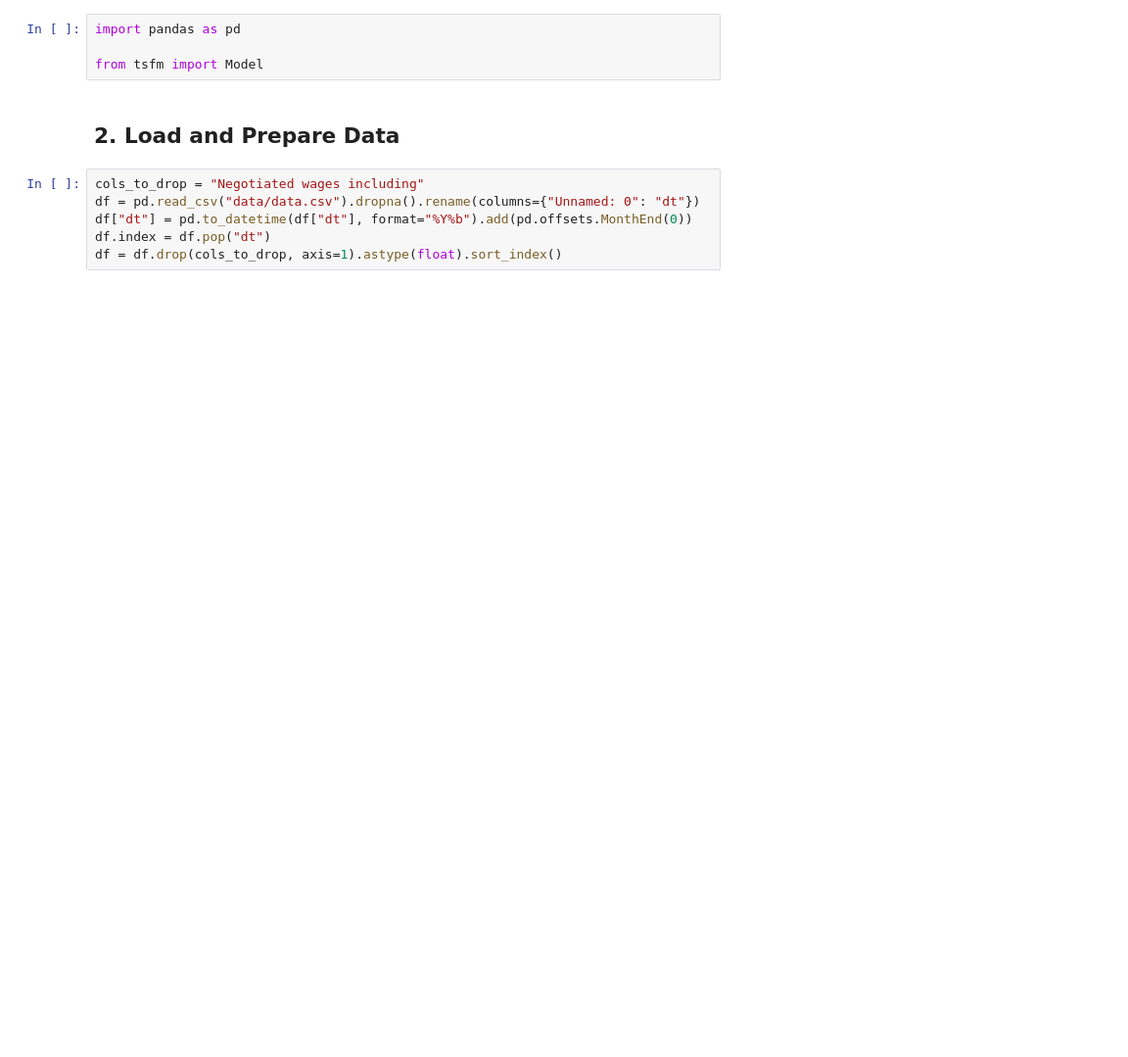
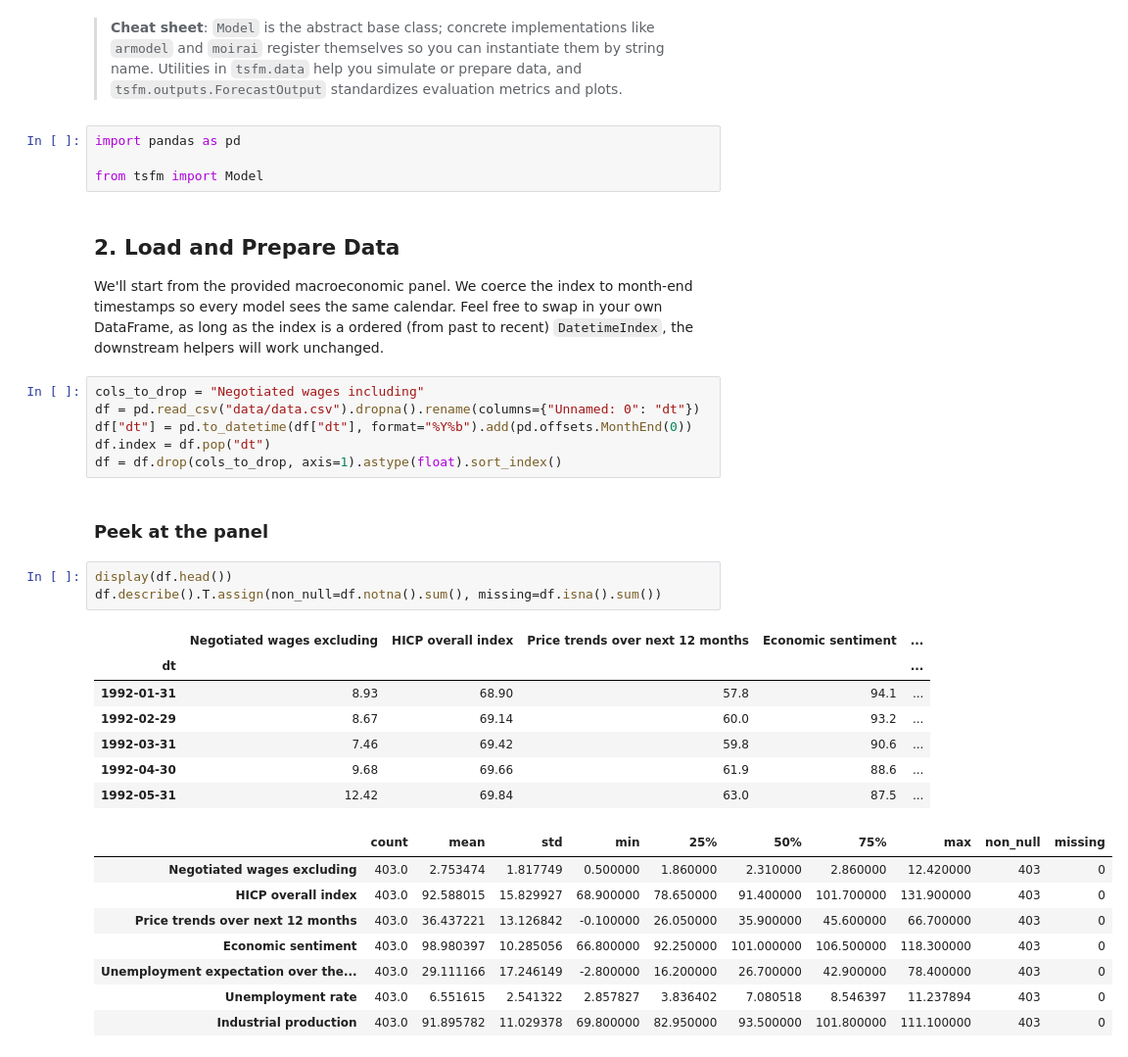
Before and after one commit to IliasAarab/tsfm, a Jupyter notebook: notebooks/repl.ipynb, the cells around one changed output. Shown at 98% size. Saved outputs shown, nothing was run; the diff lists cells and outputs as text; blank space fills up the shorter version.

```diff
--- a/notebooks/repl.ipynb
+++ b/notebooks/repl.ipynb
@@ -7,12 +13,37 @@ This notebook demonstrates time series forecasting using the `TSFM` library.
+# %% [markdown]
+> **Cheat sheet**: `Model` is the abstract base class; concrete implementations like `armodel` and `moirai` register themselves so you can instantiate them by string name. Utilities in `tsfm.data` help you simulate or prepare data, and `tsfm.outputs.ForecastOutput` standardizes evaluation metrics and plots.
 # %%
 import pandas as pd
 
 from tsfm import Model
 # %% [markdown]
 ## 2. Load and Prepare Data
+
+We'll start from the provided macroeconomic panel. We coerce the index to month-end timestamps so every model sees the same calendar. Feel free to swap in your own DataFrame, as long as the index is a ordered (from past to recent) `DatetimeIndex`, the downstream helpers will work unchanged.
 # %%
 cols_to_drop = "Negotiated wages including"
 df = pd.read_csv("data/data.csv").dropna().rename(columns={"Unnamed: 0": "dt"})
 df["dt"] = pd.to_datetime(df["dt"], format="%Y%b").add(pd.offsets.MonthEnd(0))
 df.index = df.pop("dt")
 df = df.drop(cols_to_drop, axis=1).astype(float).sort_index()
+# %% [markdown]
+### Peek at the panel
+# %%
+display(df.head())
+df.describe().T.assign(non_null=df.notna().sum(), missing=df.isna().sum())
+# %% [output]
+|  | Negotiated wages excluding | HICP overall index | Price trends over next 12 months | Economic sentiment | ... |
+| dt |  |  |  |  | ... |
+| 1992-01-31 | 8.93 | 68.90 | 57.8 | 94.1 | ... |
+| 1992-02-29 | 8.67 | 69.14 | 60.0 | 93.2 | ... |
+| 1992-03-31 | 7.46 | 69.42 | 59.8 | 90.6 | ... |
+| 1992-04-30 | 9.68 | 69.66 | 61.9 | 88.6 | ... |
+| 1992-05-31 | 12.42 | 69.84 | 63.0 | 87.5 | ... |
+|  | count | mean | std | min | 25% | 50% | 75% | max | non_null | missing |
+| Negotiated wages excluding | 403.0 | 2.753474 | 1.817749 | 0.500000 | 1.860000 | 2.310000 | 2.860000 | 12.420000 | 403 | 0 |
+| HICP overall index | 403.0 | 92.588015 | 15.829927 | 68.900000 | 78.650000 | 91.400000 | 101.700000 | 131.900000 | 403 | 0 |
+| Price trends over next 12 months | 403.0 | 36.437221 | 13.126842 | -0.100000 | 26.050000 | 35.900000 | 45.600000 | 66.700000 | 403 | 0 |
+| Economic sentiment | 403.0 | 98.980397 | 10.285056 | 66.800000 | 92.250000 | 101.000000 | 106.500000 | 118.300000 | 403 | 0 |
+| Unemployment expectation over the... | 403.0 | 29.111166 | 17.246149 | -2.800000 | 16.200000 | 26.700000 | 42.900000 | 78.400000 | 403 | 0 |
+| Unemployment rate | 403.0 | 6.551615 | 2.541322 | 2.857827 | 3.836402 | 7.080518 | 8.546397 | 11.237894 | 403 | 0 |
+| Industrial production | 403.0 | 91.895782 | 11.029378 | 69.800000 | 82.950000 | 93.500000 | 101.800000 | 111.100000 | 403 | 0 |
```
Also changed, not shown: parts of 20 cells of this notebook, 4 other files.
